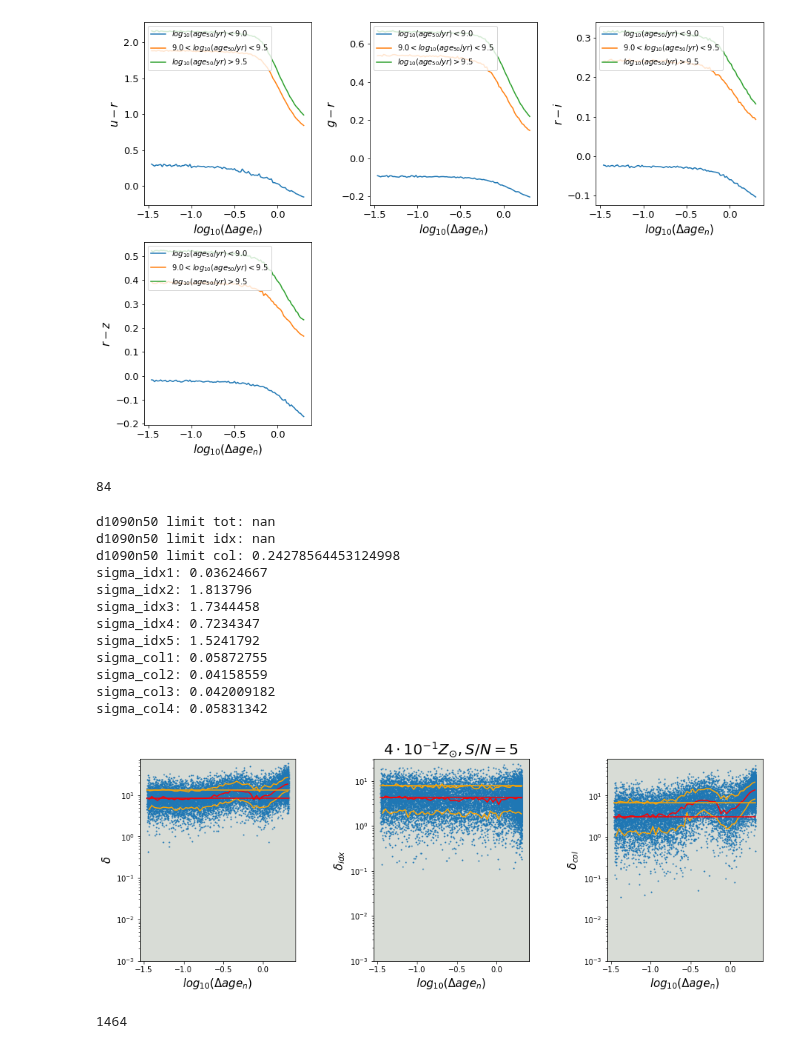
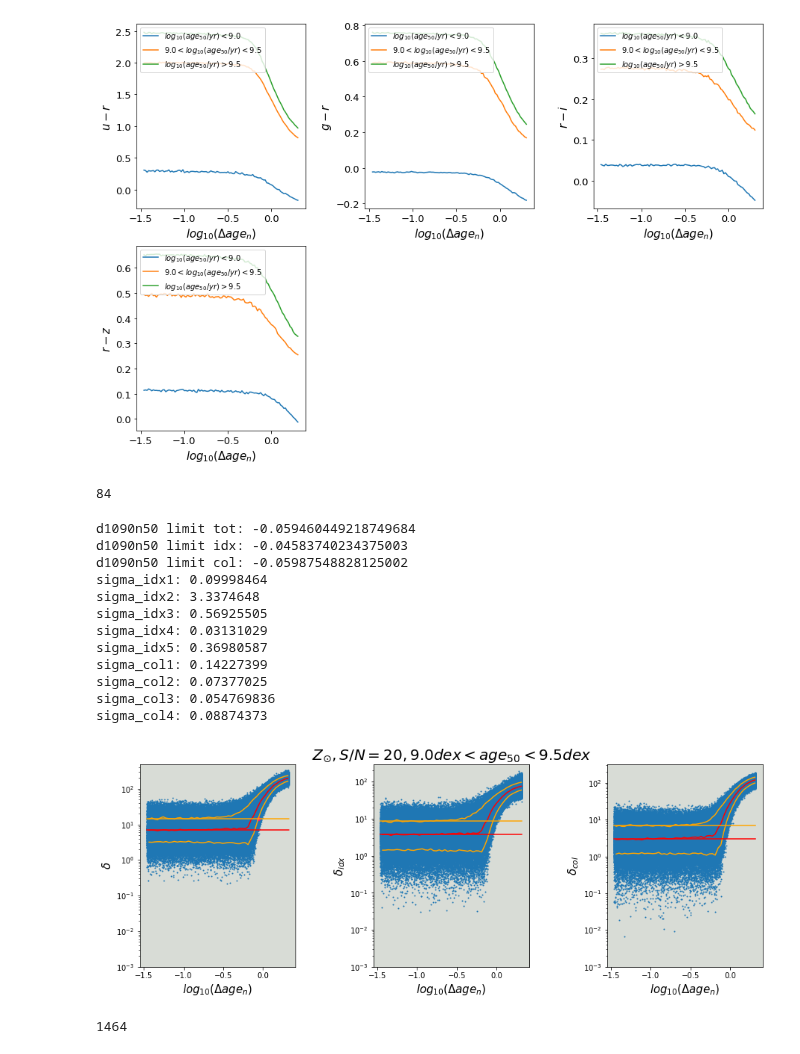
Before and after one commit to edoardorossi3/TESIedo_git, a Jupyter notebook: tesi_py/opt_lib_zfixed.ipynb, the cells around one changed output. Saved outputs shown, nothing was run; the diff lists cells and outputs as text; code cells hidden in the pictures.

```diff
--- a/tesi_py/opt_lib_zfixed.ipynb
+++ b/tesi_py/opt_lib_zfixed.ipynb
@@ -7,10 +7,10 @@ import scipy.stats as stats
 import matplotlib.cm as cm
 import function_plot as f_plt
 # %%
-z='52'
-snr='5'
-#work_dir=os.getenv('HOME')+'/Desktop/TESI/models/Sandage_v4.1_Zfix_noburst_cb16MILES_1M/'
-work_dir='/export/home/extragal/zibetti/no_ownCloud/SteMaGE/data/SEDlibraries/Sandage_v4.1_Zfix_noburst_cb16MILES_1M/'
+z='62'
+snr='20'
+work_dir=os.getenv('HOME')+'/Desktop/TESI/models/Sandage_v4.1_Zfix_noburst_cb16MILES_1M/'
+#work_dir='/export/home/extragal/zibetti/no_ownCloud/SteMaGE/data/SEDlibraries/Sandage_v4.1_Zfix_noburst_cb16MILES_1M/'
 #idx_file=work_dir+'sandage_varZ_v4.1_m32fix_noburst_1M_spec_dcombnull_idx_001.fits'
 par_file=work_dir+'sandage_varZ_v4.1_m'+z+'fix_noburst_1M_spec_dcombnull_001_physpar_wagef.fits'
 model_file=work_dir+'sandage_varZ_v4.1_m'+z+'fix_noburst_1M.fits'
@@ -254,7 +254,7 @@ idx_sel3=(np.log10(age50) >9.5)
 
 fig_resol_col=f_plt.idx_resol_stat4col(d1090n50,idx_sel1,idx_sel2,idx_sel3,mag_u-mag_r,mag_g-mag_r, mag_r-mag_i, mag_r-mag_z, x_name=r'$log_{10}(\Delta age_{n})$',par_name=[r'$log_{10}(age_{50}/yr)<9.0$',r'$9.0<log_{10}(age_{50}/yr)<9.5$',r'$log_{10}(age_{50}/yr)>9.5$'], idx_name=[r'$u-r$', r'$g-r$', r'$r-i$', r'$r-z$'], figsize=(15,10), bins=100,labelsize=13,wspace=0.35)
 # %% [output]
-[figure, old version]
+[figure, new version]
 # %%
 #fig_resol_col.savefig('/export/home/extragal/erossi/ownCloud/TESI/figure/mag_time_res.png')
 # %%
@@ -277,25 +277,25 @@ t_res=np.array([0.0]*bins)
 
 #    print('')
 # %%
-idx_ref=((d1090n50<-1.0)&(np.log10(age50)<7.05)& (np.log10(age50)>7.0))
-idx_sel=((np.log10(age50)<7.05)& (np.log10(age50)>7.0))
+idx_ref=((d1090n50<-1.0)&(np.log10(age50)<9.5)& (np.log10(age50)>9.0))
+idx_sel=((np.log10(age50)<9.5)& (np.log10(age50)>9))
 
 
-fig,t_res=f_plt.chi_q(d1090n50,d4000n,hdhg,Hb,mg2fe,mgfep,mag_u-mag_r,mag_g-mag_r, mag_r-mag_i, mag_r-mag_z, idx_sel,idx_ref,figsize=(15,5), title=r'$4\cdot 10^{-1} Z_{\odot}, S/N='+snr+'$', ylim=[0.001,None], toll=0.001,size=15,size_title=20,wspace=0.5,labelsize=10 )
+fig,t_res=f_plt.chi_q(d1090n50,d4000n,hdhg,Hb,mg2fe,mgfep,mag_u-mag_r,mag_g-mag_r, mag_r-mag_i, mag_r-mag_z, idx_sel,idx_ref,figsize=(15,5), title=r'$Z_{\odot}, S/N='+snr+', 9.0dex<age_{50}<9.5 dex$', ylim=[0.001,None], toll=0.001,size=15,size_title=20,wspace=0.5,labelsize=10 )
 # %% [output]
-d1090n50 limit tot: nan
-d1090n50 limit idx: nan
-d1090n50 limit col: 0.24278564453124998
-sigma_idx1: 0.03624667
-sigma_idx2: 1.813796
-sigma_idx3: 1.7344458
-sigma_idx4: 0.7234347
-sigma_idx5: 1.5241792
-sigma_col1: 0.05872755
-sigma_col2: 0.04158559
-sigma_col3: 0.042009182
-sigma_col4: 0.05831342
+d1090n50 limit tot: -0.059460449218749684
+d1090n50 limit idx: -0.04583740234375003
+d1090n50 limit col: -0.05987548828125002
+sigma_idx1: 0.09998464
+sigma_idx2: 3.3374648
+sigma_idx3: 0.56925505
+sigma_idx4: 0.03131029
+sigma_idx5: 0.36980587
+sigma_col1: 0.14227399
+sigma_col2: 0.07377025
+sigma_col3: 0.054769836
+sigma_col4: 0.08874373
-[figure, old version]
+[figure, new version]
 # %%
 fig.savefig('/export/home/extragal/erossi/ownCloud/TESI/figure/tres_7705_m52snr5.png')
 #fig.savefig('/export/home/extragal/erossi/ownCloud/TESI/figure/tres_97975_m62snr20.png')
```
Also changed, not shown: parts of 4 cells of this notebook.
